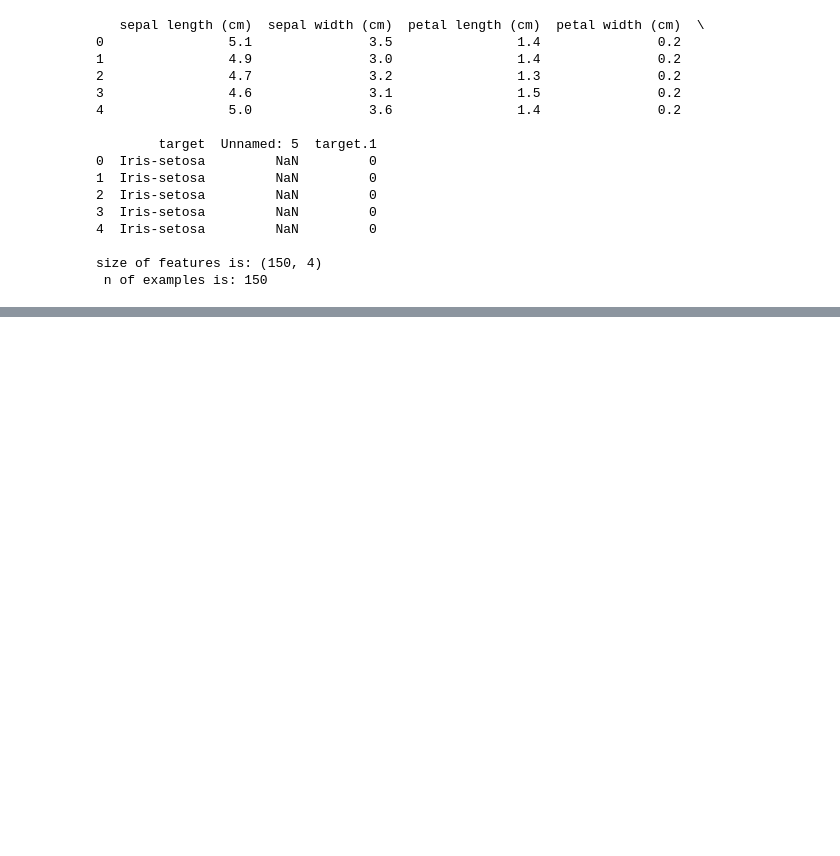
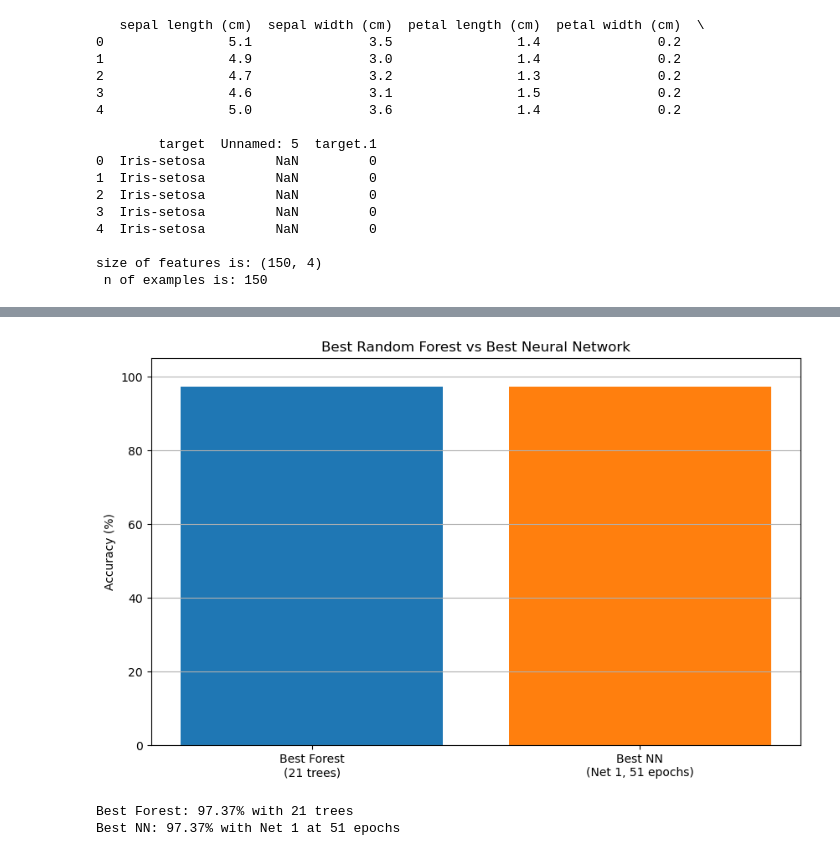
Before and after one commit to Mattex125/IrisClassifier, a Jupyter notebook: Code.ipynb, the cells around one changed output, grey strips where cells are left out. Saved outputs shown, nothing was run; the diff lists cells and outputs as text; code cells hidden in the pictures; blank space fills up the shorter version.

```diff
--- a/Code.ipynb
+++ b/Code.ipynb
@@ -150,0 +270,31 @@ plt.show()
+# %%
+best_forest_idx = max(range(len(risultati_accuratezza)), key=lambda i: risultati_accuratezza[i])
+best_forest_acc = risultati_accuratezza[best_forest_idx]
+best_forest_trees = list(ntrees_list)[best_forest_idx]
+
+best_nn_acc = -1
+best_nn_name = ''
+best_nn_epochs = 0
+for net_name, acc_list in results.items():
+    for epochs, acc in zip(epoch_list, acc_list):
+        if acc > best_nn_acc:
+            best_nn_acc = acc
+            best_nn_name = net_name
+            best_nn_epochs = epochs
+
+plt.figure(figsize=(10, 6))
+labels = [f'Best Forest\n({best_forest_trees} trees)', f'Best NN\n({best_nn_name}, {best_nn_epochs} epochs)']
+values = [best_forest_acc, best_nn_acc]
+plt.bar(labels, values, color=['#1f77b4', '#ff7f0e'])
+plt.ylabel('Accuracy (%)')
+plt.title('Best Random Forest vs Best Neural Network')
+plt.ylim(0, 105)
+plt.grid(True, axis='y')
+plt.show()
+
+print(f'Best Forest: {best_forest_acc:.2f}% with {best_forest_trees} trees')
+print(f'Best NN: {best_nn_acc:.2f}% with {best_nn_name} at {best_nn_epochs} epochs')
+# %% [output]
+[figure, added]
+Best Forest: 97.37% with 21 trees
+Best NN: 97.37% with Net 1 at 51 epochs
```
Also changed, not shown: parts of 7 cells of this notebook.
